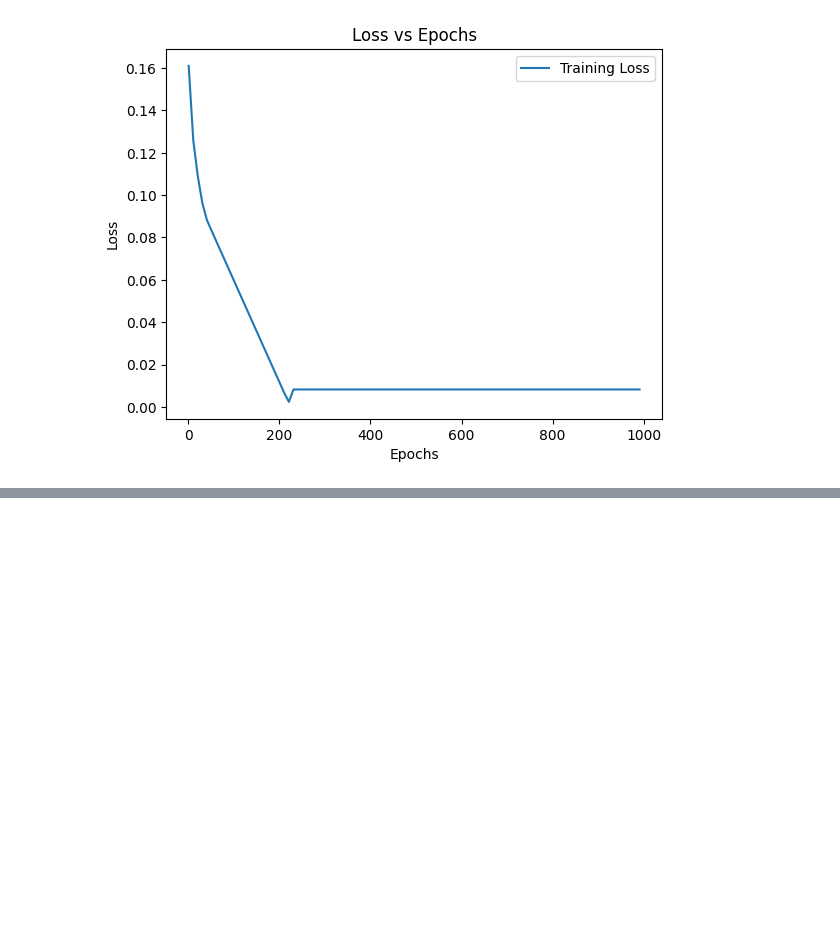
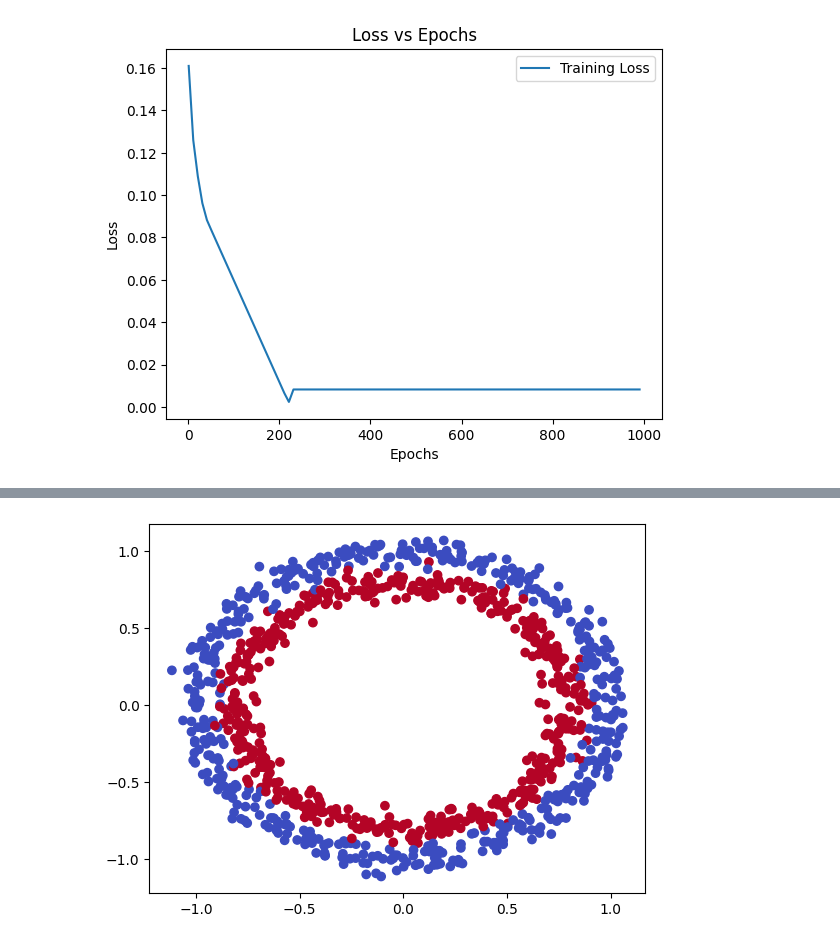
Before and after one commit to Shams-Simanto/PyTut, a Jupyter notebook: practice.ipynb, the cells around one changed output, grey strips where cells are left out. Drawn from its saved outputs; the diff is of its cells as text; code cells hidden in the pictures; blank space fills up the shorter version.

Commit message:
BinaryClassification

```diff
--- a/practice.ipynb
+++ b/practice.ipynb
@@ -598,0 +601,81 @@ tensor([0.4964], requires_grad=True)
+# %%
+import sklearn
+import pandas as pd
+import matplotlib.pyplot as plt
+import numpy as np
+import torch
+import torch.nn as nn
+
+from sklearn.datasets import make_circles
+from sklearn.model_selection import train_test_split
+
+### 1.Create a dataset
+
+sample_size = 1000
+
+X, y = make_circles(n_samples=sample_size, noise=0.05, random_state=42)
+
+print(type(X)) #numpy.ndarray
+print(type(y)) #numpy.ndarray
+
+X=torch.tensor(X, dtype=torch.float32) #convert numpy to tensor
+y=torch.tensor(y, dtype=torch.float32) #convert numpy to tensor
+
+#tensor to numpy
+# X=X.numpy() #convert tensor to numpy
+
+print(type(X)) #torch.Tensor
+print(type(y)) #torch.Tensor
+
+
+data={'X1':X[:,0],
+      'X2':X[:,1],
+      'Label':y}
+df=pd.DataFrame(data)
+
+#print(df.head())
+
+plt.scatter(X[:,0], X[:,1], c=y, cmap='coolwarm')
+
+## if the blue point or the red point -> binary classification problem
+
+print(X.shape) # (1000, 2)
+print(y.shape) # (1000,)
+print(len(X)) # 1000
+print(len(y)) # 1000
+
+# train_x = X[:800, :] #80% of the data
+# test_x = X[800:, :] #20% of the data
+
+# train_y = y[:800] #80% of the data
+# test_y = y[800:] #20% of the data
+
+train_x, test_x, train_y, test_y = train_test_split(X, y, test_size=0.2, random_state=42)
+
+# 0.2=20% of the data for testing
+# 0.8=80% of the data for training
+# random_state=42 is used to reproduce the same results randomly( like seed in pytorch)
+
+# train_x.shape, test_x.shape, train_y.shape, test_y.shape # (800, 2) (200, 2) (800,) (200,)
+
+
+
+### 2. Create a model
+
+class BinaryClassificationModel(nn.Module): #subclass of nn.Module
+    def __init__(self):
+        super(BinaryClassificationModel, self).__init__()
+        self.layer1 = nn.Linear(in_features=2, out_features=4)
+        #input layer with 2 neurons and hidden layer with 4 neurons
+        #(takes in 2 features and upscales to 4 features)
+        self.layer2 = nn.Linear(in_features=4, out_features=1)
+        #hidden layer with 4 (previous) neurons and output layer with 1 neuron
+        self.activation = nn.Sigmoid() #activation function
+
+    def forward(self, x):
+        x = self.layer1(x) #input layer to hidden layer
+        #x = self.activation(x) #activation function
+        x = self.layer2(x) #hidden layer to output layer
+        #x = self.activation(x) #activation function
+        return x
+# %% [output]
@@ -598,0 +694 @@ tensor([0.4964], requires_grad=True)
+[figure, added]
```
Also changed, not shown: parts of 2 cells of this notebook.
